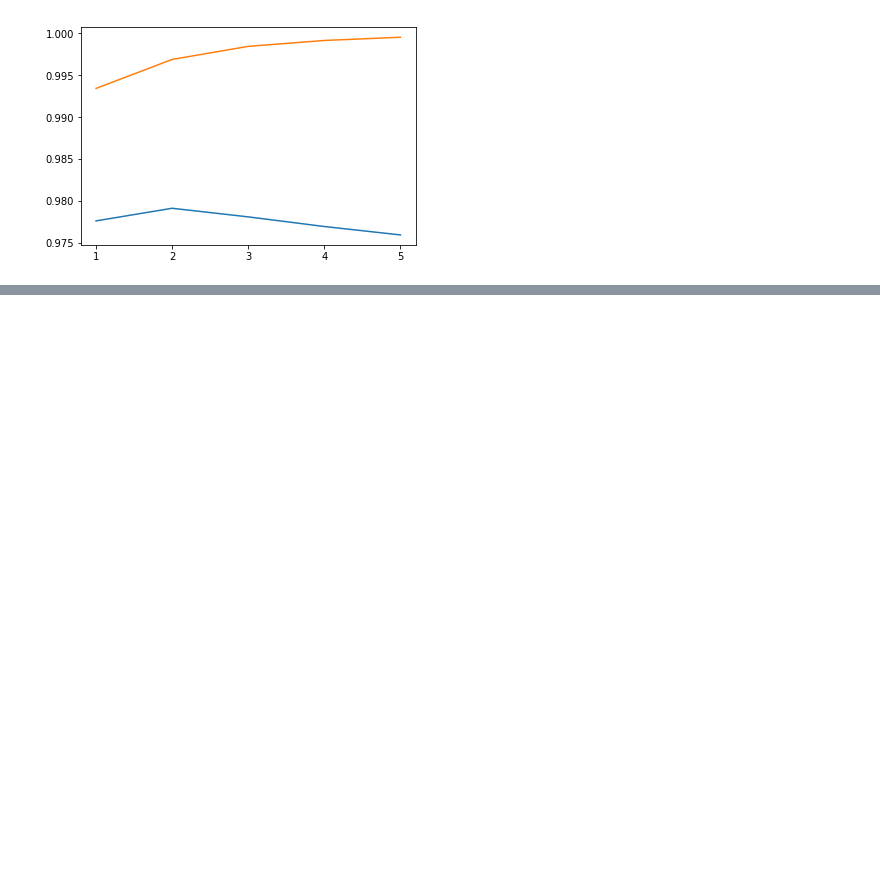
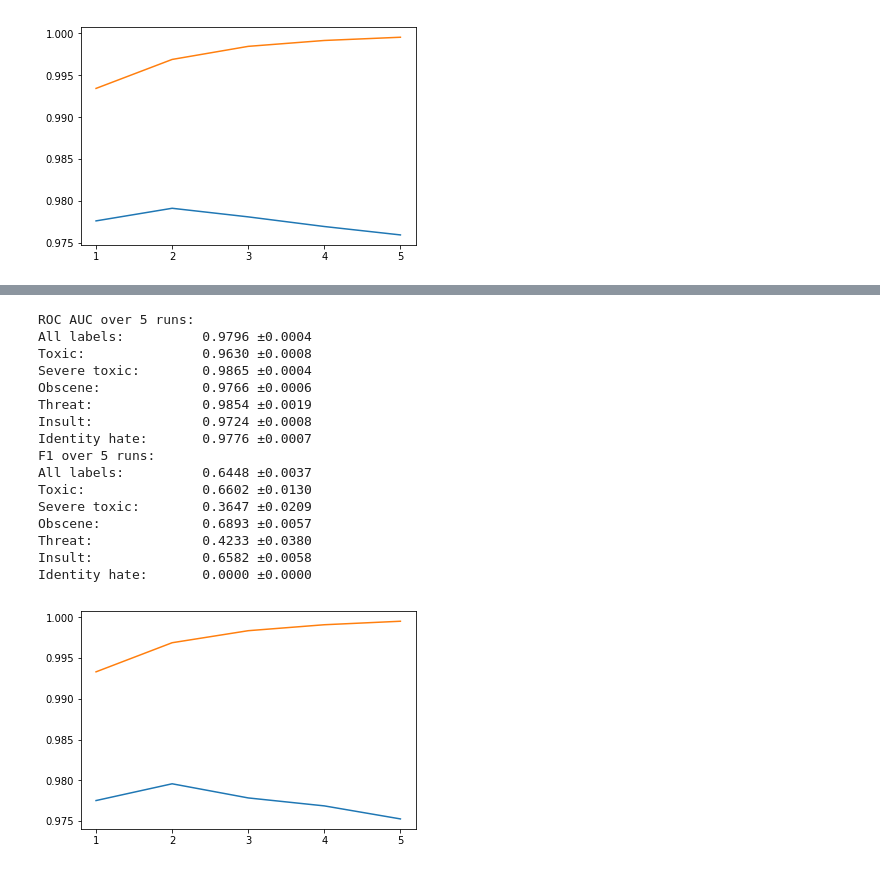
Before and after one commit to kogelnikp/toxic-comment-experiments, a Jupyter notebook: visualize_results.ipynb, the cells around one changed output, grey strips where cells are left out. Cells and saved outputs as stored; diff of their text form; code cells hidden in the pictures; blank space fills up the shorter version.

```diff
--- a/visualize_results.ipynb
+++ b/visualize_results.ipynb
@@ -305,0 +337,21 @@ array([0.97944366, 0.97943304, 0.97926705, 0.97871403, 0.97887775])
+# %%
+calculated_all_metrics(ep6_scores)
+plot_learningcurve(ep6_scores, Labels.ALL, Metrics.ROC_AUC)
+# %% [output]
+ROC AUC over 5 runs:
+All labels:          0.9796 ±0.0004
+Toxic:               0.9630 ±0.0008
+Severe toxic:        0.9865 ±0.0004
+Obscene:             0.9766 ±0.0006
+Threat:              0.9854 ±0.0019
+Insult:              0.9724 ±0.0008
+Identity hate:       0.9776 ±0.0007
+F1 over 5 runs:
+All labels:          0.6448 ±0.0037
+Toxic:               0.6602 ±0.0130
+Severe toxic:        0.3647 ±0.0209
+Obscene:             0.6893 ±0.0057
+Threat:              0.4233 ±0.0380
+Insult:              0.6582 ±0.0058
+Identity hate:       0.0000 ±0.0000
+[figure, added]
```
Also changed, not shown: parts of 6 cells of this notebook, 3 other files.
